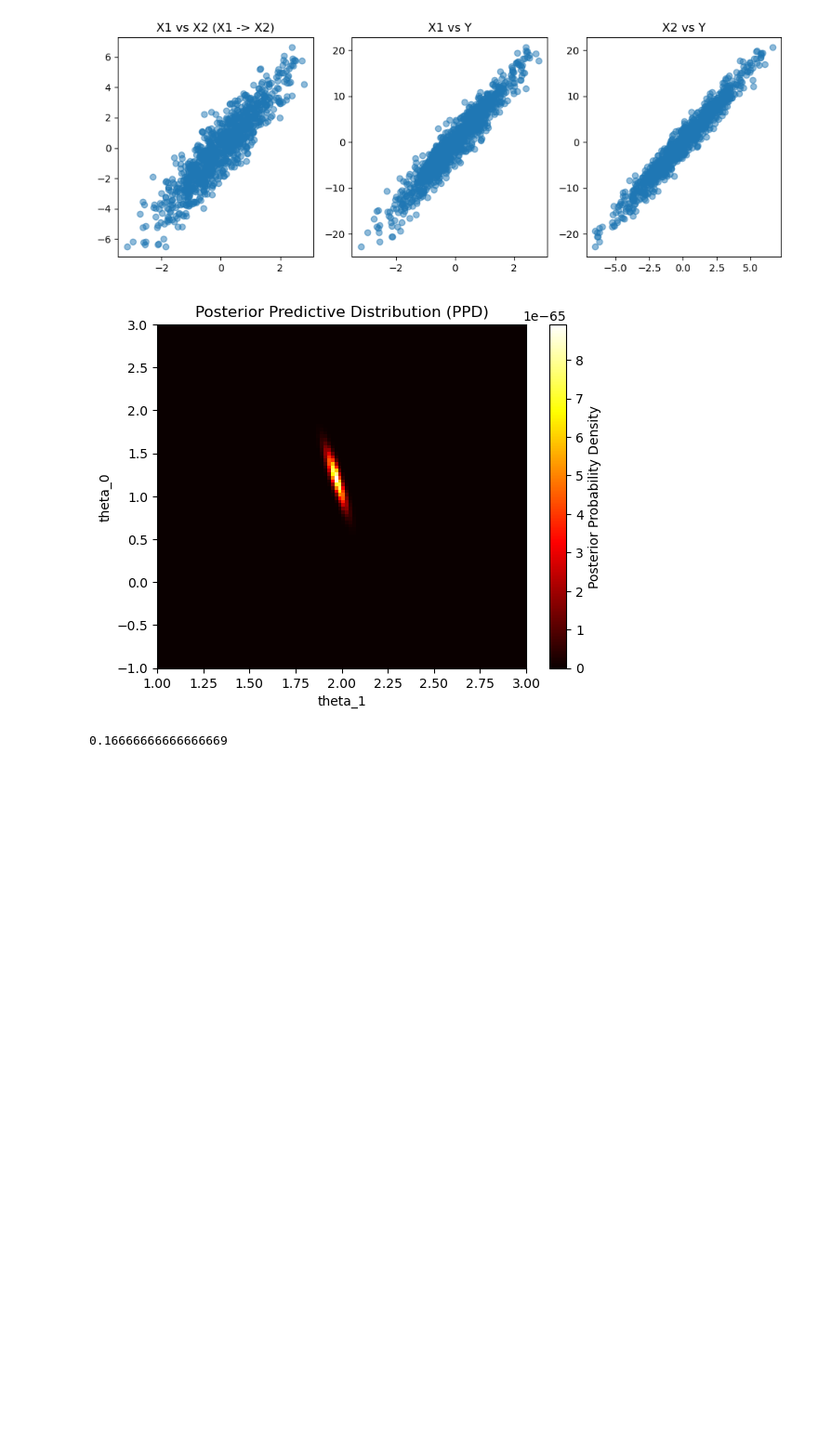
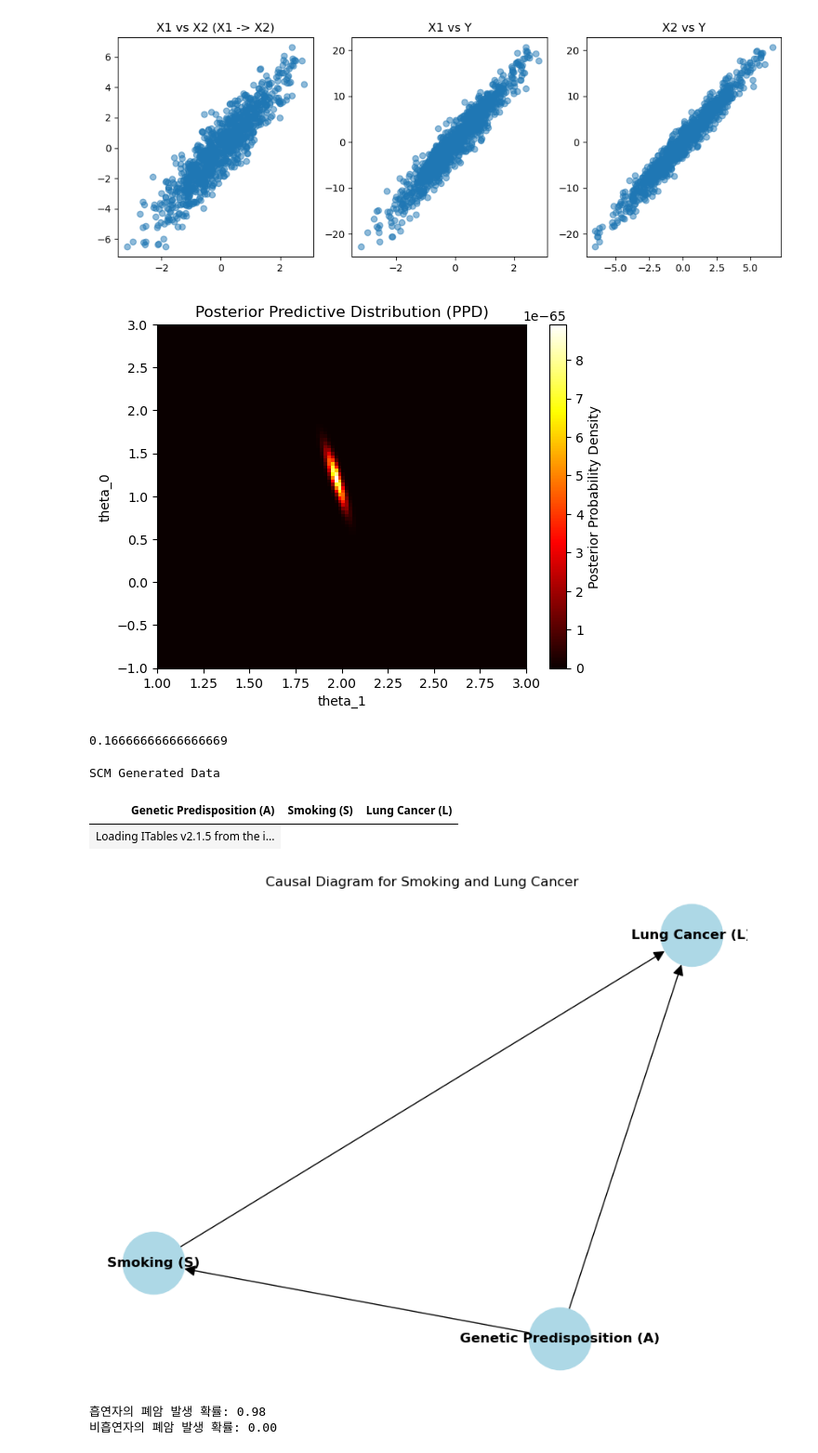
Before and after one commit to kim-bo-saeng/personal_project, a Jupyter notebook: papers_study/papers_test_code.ipynb, the cells around one changed output. Shown at 93% size. Saved outputs shown, nothing was run; the diff lists cells and outputs as text; code cells hidden in the pictures; blank space fills up the shorter version.

```diff
--- a/papers_study/papers_test_code.ipynb
+++ b/papers_study/papers_test_code.ipynb
@@ -375,3 +375,60 @@ plt.show()
 (0.4*(1/21))/((0.4*(1/21)) + (0.1*(20/21)))
 # %% [output]
 0.16666666666666669
+# %%
+import numpy as np
+import pandas as pd
+import matplotlib.pyplot as plt
+import networkx as nx
+
+# 구조 방정식을 정의합니다.
+def structural_equations(n):
+    np.random.seed(42)
+    # 유전적 소인 (A): 외생적 변수로 0 또는 1 값을 무작위로 가집니다.
+    A = np.random.binomial(1, 0.5, n)
+
+    # 흡연 (S): A의 영향을 받으며, A가 1이면 흡연 확률이 높아짐.
+    S = np.random.binomial(1, 0.8 * A + 0.2, n)
+
+    # 폐암 (L): 흡연과 유전적 소인의 영향을 받음. S와 A가 모두 영향을 미침.
+    L = np.random.binomial(1, 0.9 * S + 0.1 * A, n)
+
+    return pd.DataFrame({'Genetic Predisposition (A)': A, 'Smoking (S)': S, 'Lung Cancer (L)': L})
+
+# 데이터를 생성합니다.
+n = 1000
+data = structural_equations(n)
+
+# 데이터프레임을 표시합니다.
+import ace_tools_open as tools; tools.display_dataframe_to_user(name="SCM Generated Data", dataframe=data)
+
+# 그래프를 그리기 위한 인과 구조 정의
+G = nx.DiGraph()
+G.add_edges_from([('Genetic Predisposition (A)', 'Smoking (S)'),
+                  ('Genetic Predisposition (A)', 'Lung Cancer (L)'),
+                  ('Smoking (S)', 'Lung Cancer (L)')])
+
+# 인과 그래프 시각화
+pos = nx.spring_layout(G)
+plt.figure(figsize=(8, 6))
+nx.draw(G, pos, with_labels=True, node_color='lightblue', node_size=3000, font_size=12, font_weight='bold', arrowsize=20)
+plt.title("Causal Diagram for Smoking and Lung Cancer")
+plt.show()
+
+# 인과적 추론: 흡연이 폐암에 미치는 영향을 분석
+# 흡연자의 폐암 발생 확률과 비흡연자의 폐암 발생 확률을 비교
+smokers = data[data['Smoking (S)'] == 1]
+non_smokers = data[data['Smoking (S)'] == 0]
+
+prob_cancer_smokers = smokers['Lung Cancer (L)'].mean()
+prob_cancer_non_smokers = non_smokers['Lung Cancer (L)'].mean()
+
+print(f"흡연자의 폐암 발생 확률: {prob_cancer_smokers:.2f}")
+print(f"비흡연자의 폐암 발생 확률: {prob_cancer_non_smokers:.2f}")
+# %% [output]
+SCM Generated Data
+| Genetic Predisposition (A) | Smoking (S) | Lung Cancer (L) |
+| Loading ITables v2.1.5 from the i... |
+[figure, added]
+흡연자의 폐암 발생 확률: 0.98
+비흡연자의 폐암 발생 확률: 0.00
```
